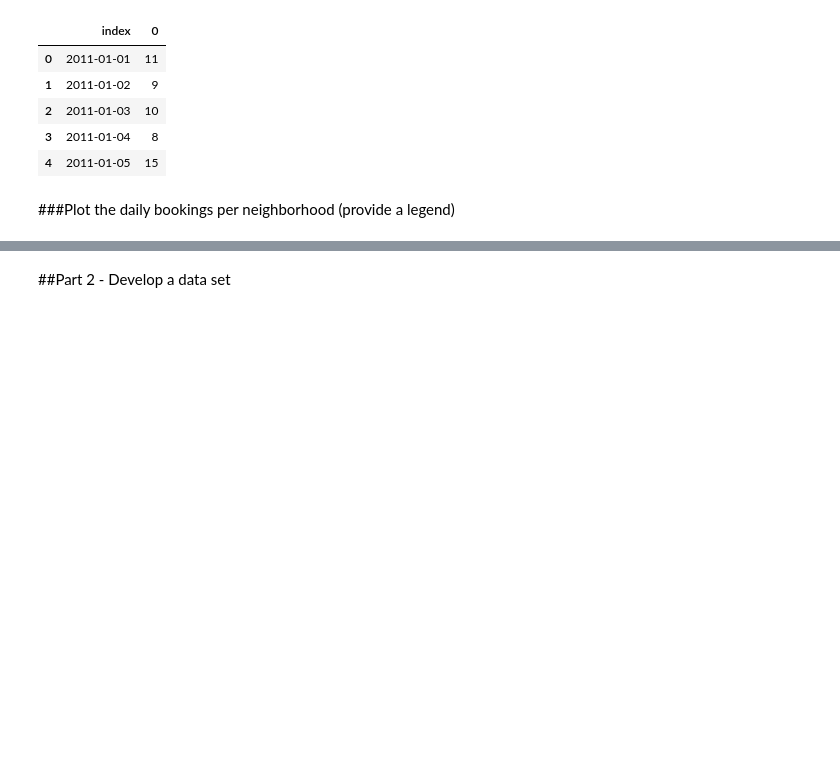
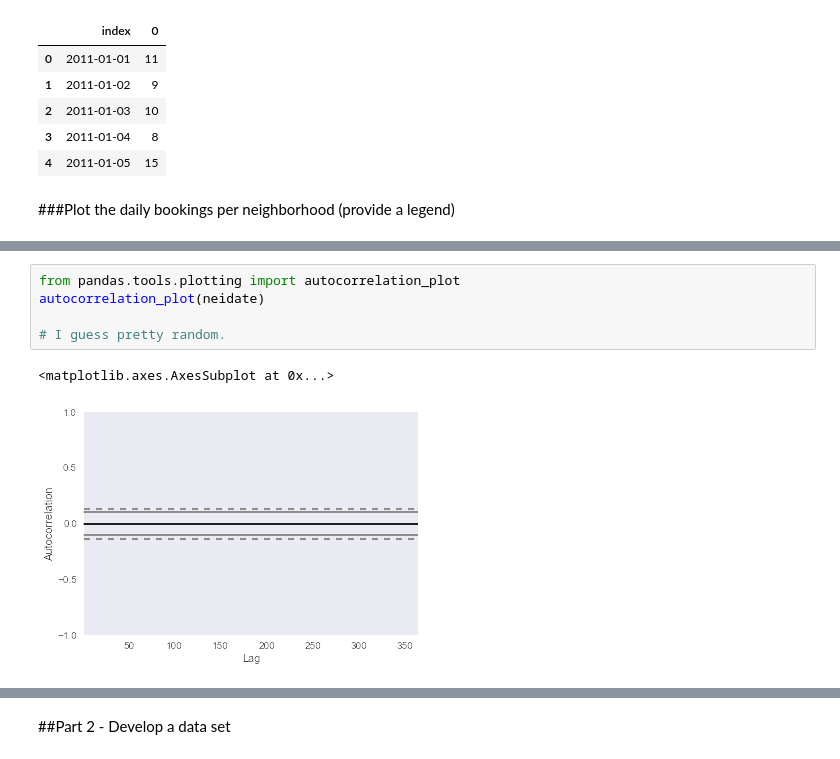
Before and after one commit to metasyn/DAT_SF_11, a Jupyter notebook: homeworks/hw1/hw1_soln.ipynb, the cells around one changed output, grey strips where cells are left out. Drawn from its saved outputs; the diff is of its cells as text; blank space fills up the shorter version.

```diff
--- a/homeworks/hw1/hw1_soln.ipynb
+++ b/homeworks/hw1/hw1_soln.ipynb
@@ -307,0 +305,8 @@ mrgd.groupby('neighborhood')
+# %%
+from pandas.tools.plotting import autocorrelation_plot
+autocorrelation_plot(neidate)
+
+# I guess pretty random.
+# %% [output]
+<matplotlib.axes.AxesSubplot at 0x...>
+[figure, added]
```
Also changed, not shown: parts of 7 cells of this notebook.
